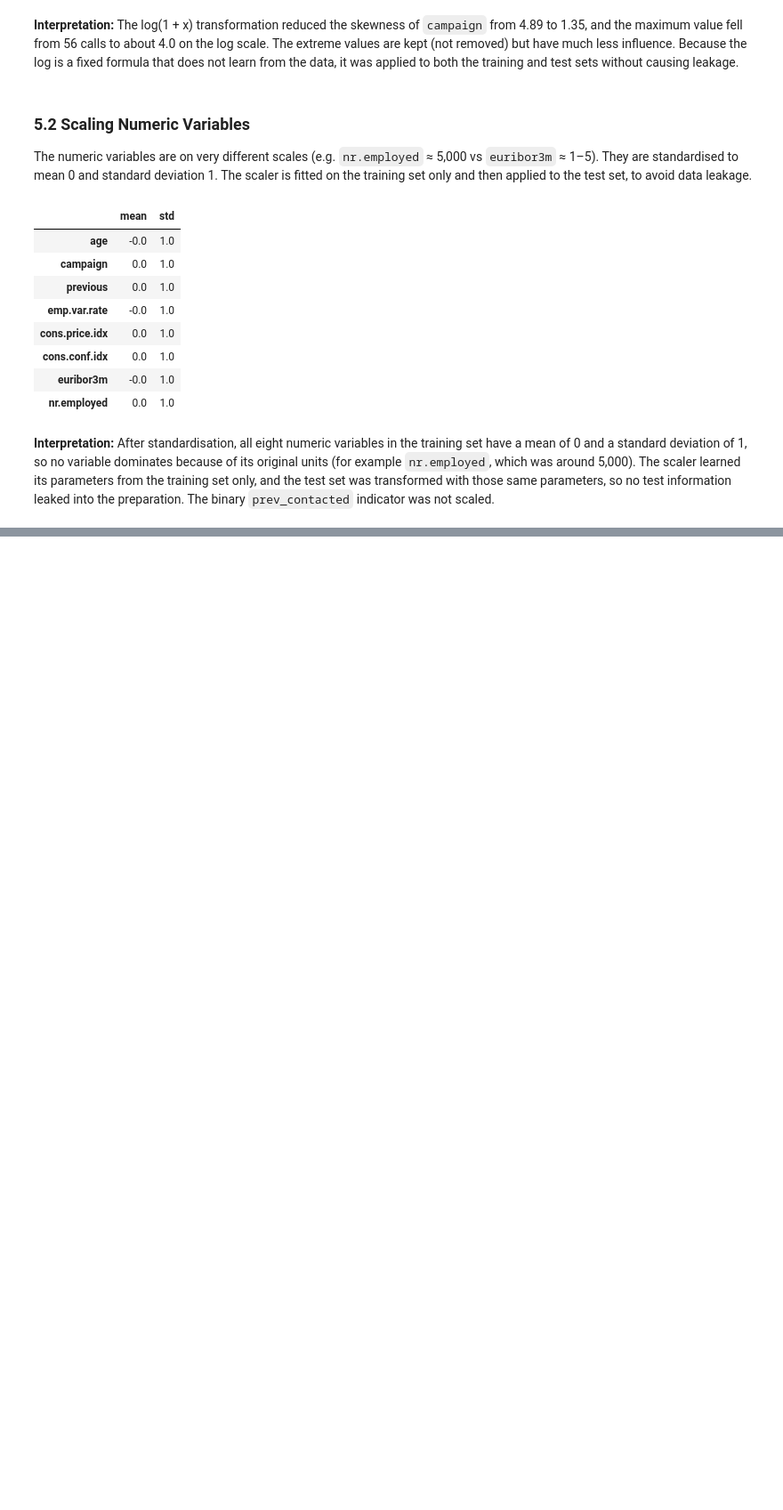
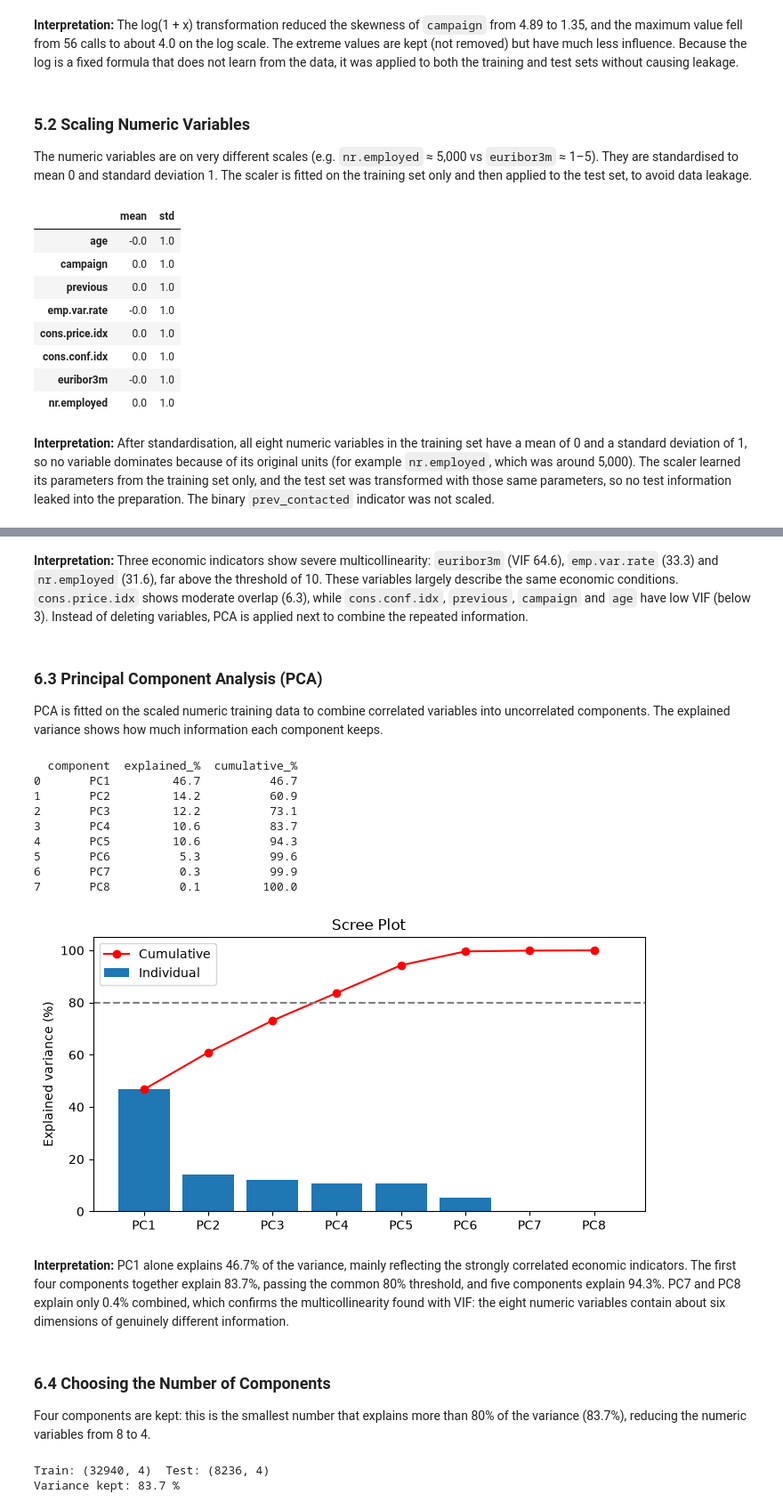
Before and after one commit to stafa10/CA1Theory2Practice, a Jupyter notebook: moustafa_numeric.ipynb, the cells around one changed output, grey strips where cells are left out. Shown at 89% size. Drawn from its saved outputs; the diff is of its cells as text; code cells hidden in the pictures; blank space fills up the shorter version.

```diff
--- a/moustafa_numeric.ipynb
+++ b/moustafa_numeric.ipynb
@@ -285,0 +334,57 @@ X_train_num.describe().T[["mean", "std"]].round(2)
+# %% [markdown]
+**Interpretation:** Three economic indicators show severe multicollinearity: `euribor3m` (VIF 64.6), `emp.var.rate` (33.3) and `nr.employed` (31.6), far above the threshold of 10. These variables largely describe the same economic conditions. `cons.price.idx` shows moderate overlap (6.3), while `cons.conf.idx`, `previous`, `campaign` and `age` have low VIF (below 3). Instead of deleting variables, PCA is applied next to combine the repeated information.
+# %% [markdown]
+### 6.3 Principal Component Analysis (PCA)
+PCA is fitted on the scaled numeric training data to combine correlated variables into uncorrelated components. The explained variance shows how much information each component keeps.
+# %%
+from sklearn.decomposition import PCA
+
+# fit PCA on the scaled numeric training data
+pca = PCA()
+pca.fit(X_train_num)
+
+# how much information (variance) each component keeps
+expl = pca.explained_variance_ratio_
+pca_table = pd.DataFrame({"component": [f"PC{i+1}" for i in range(len(expl))],
+                          "explained_%": (expl * 100).round(1),
+                          "cumulative_%": (expl.cumsum() * 100).round(1)})
+print(pca_table)
+
+# scree plot: bars = each component, line = running total
+plt.figure(figsize=(8, 4))
+plt.bar(pca_table["component"], pca_table["explained_%"], label="Individual")
+plt.plot(pca_table["component"], pca_table["cumulative_%"], marker="o", color="red", label="Cumulative")
+plt.axhline(80, linestyle="--", color="grey")
+plt.ylabel("Explained variance (%)")
+plt.title("Scree Plot")
+plt.legend()
+plt.show()
+# %% [output]
+  component  explained_%  cumulative_%
+0       PC1         46.7          46.7
+1       PC2         14.2          60.9
+2       PC3         12.2          73.1
+3       PC4         10.6          83.7
+4       PC5         10.6          94.3
+5       PC6          5.3          99.6
+6       PC7          0.3          99.9
+7       PC8          0.1         100.0
+[figure, added]
+# %% [markdown]
+**Interpretation:** PC1 alone explains 46.7% of the variance, mainly reflecting the strongly correlated economic indicators. The first four components together explain 83.7%, passing the common 80% threshold, and five components explain 94.3%. PC7 and PC8 explain only 0.4% combined, which confirms the multicollinearity found with VIF: the eight numeric variables contain about six dimensions of genuinely different information.
+# %% [markdown]
+### 6.4 Choosing the Number of Components
+Four components are kept: this is the smallest number that explains more than 80% of the variance (83.7%), reducing the numeric variables from 8 to 4.
+# %%
+# keep 4 components, learned from the TRAINING set only
+pca4 = PCA(n_components=4)
+X_train_pca = pd.DataFrame(pca4.fit_transform(X_train_num),
+                           columns=["PC1", "PC2", "PC3", "PC4"], index=X_train.index)
+X_test_pca = pd.DataFrame(pca4.transform(X_test_num),
+                          columns=["PC1", "PC2", "PC3", "PC4"], index=X_test.index)
+
+print("Train:", X_train_pca.shape, " Test:", X_test_pca.shape)
+print("Variance kept:", round(pca4.explained_variance_ratio_.sum() * 100, 1), "%")
+# %% [output]
+Train: (32940, 4)  Test: (8236, 4)
+Variance kept: 83.7 %
```
Also changed, not shown: parts of 9 cells of this notebook.
